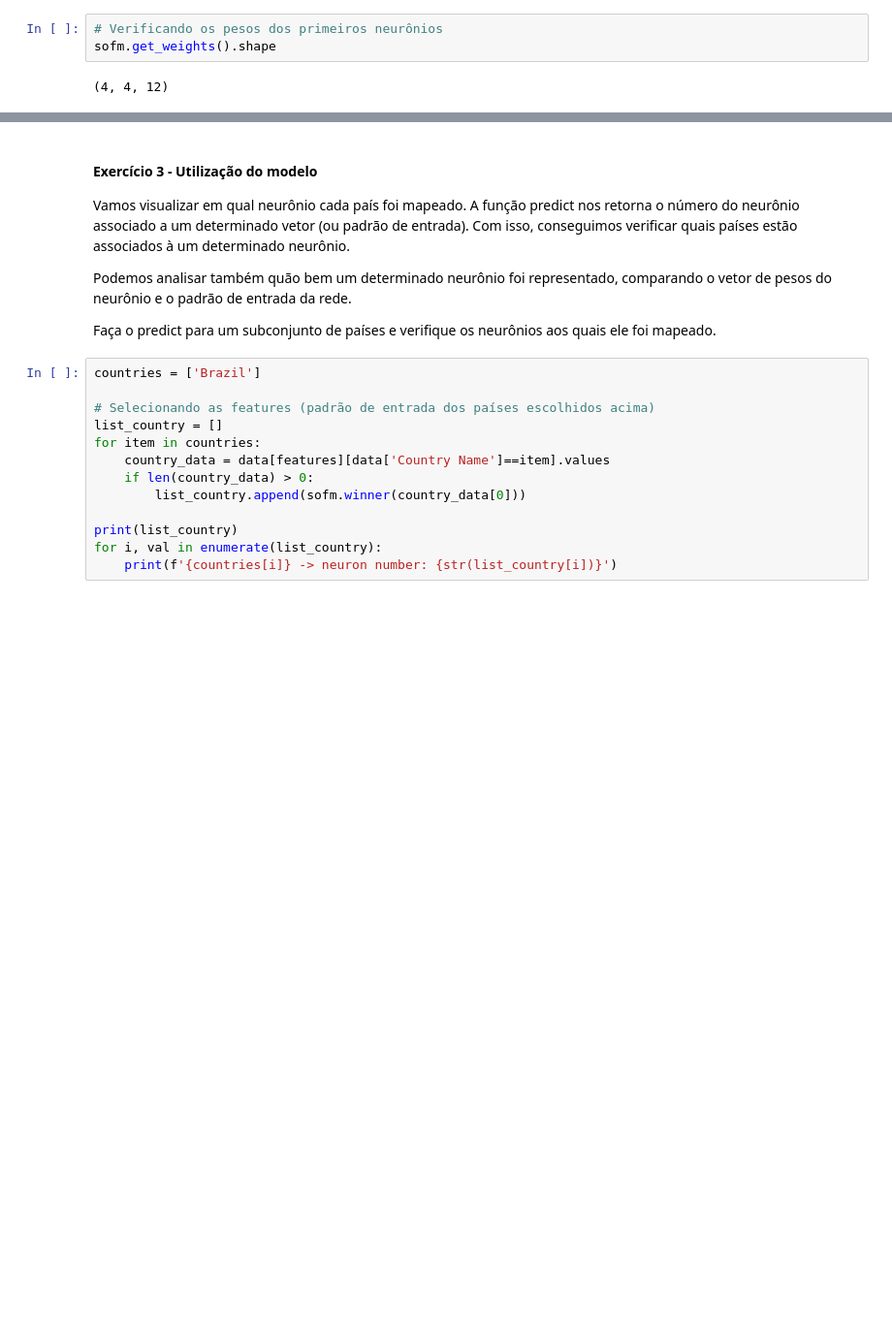
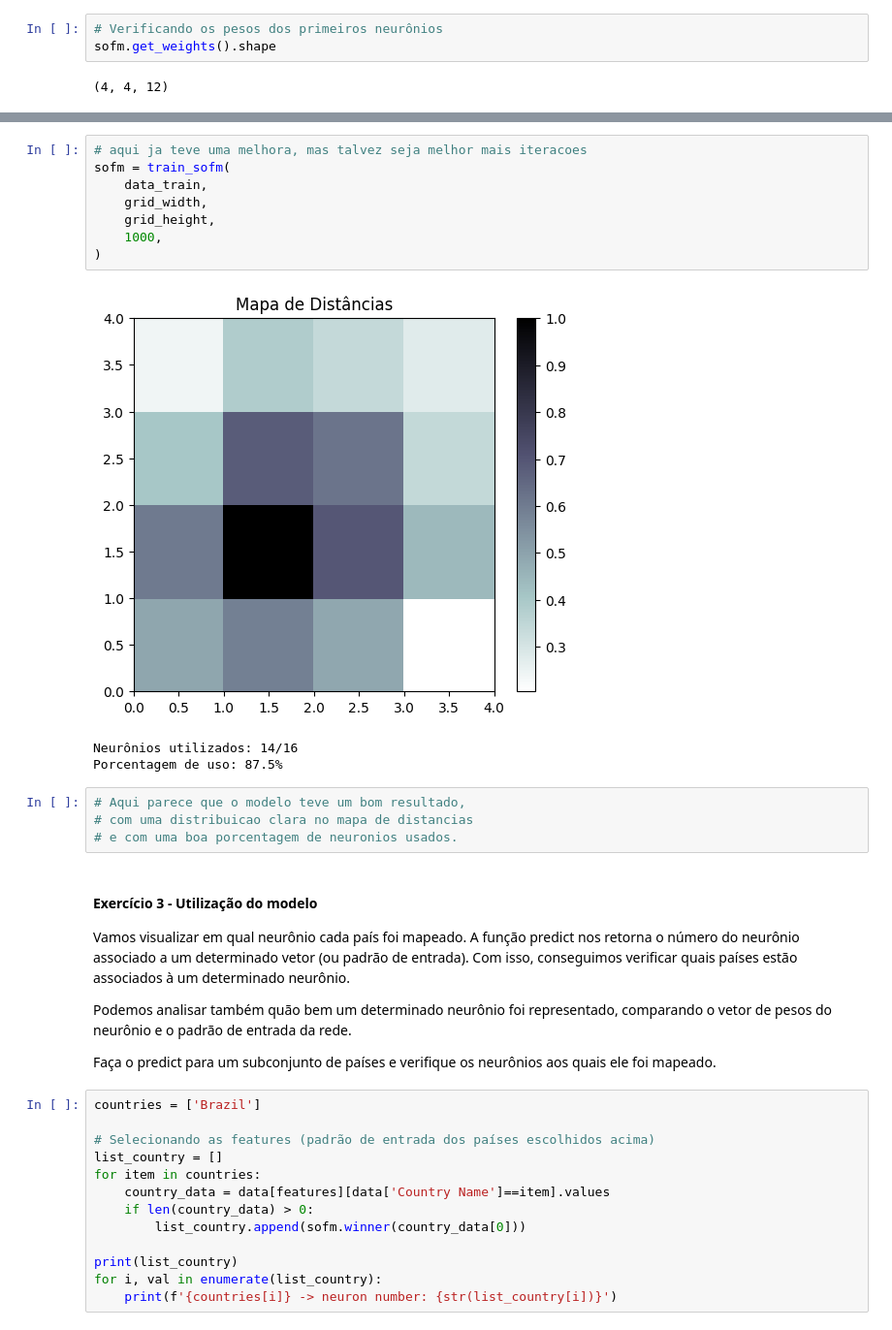
Before and after one commit to KndHvH/study, a Jupyter notebook: POLI/ML2/t2/exercícios_som.ipynb, the cells around one changed output, grey strips where cells are left out. Shown at 97% size. Cells and saved outputs as stored; diff of their text form; blank space fills up the shorter version.

```diff
--- a/POLI/ML2/t2/exercícios_som.ipynb
+++ b/POLI/ML2/t2/exercícios_som.ipynb
@@ -168,3 +228,19 @@ sofm.get_weights().shape
+# %%
+# aqui ja teve uma melhora, mas talvez seja melhor mais iteracoes
+sofm = train_sofm(
+    data_train,
+    grid_width,
+    grid_height,
+    1000,
+)
+# %% [output]
+[figure, added]
+Neurônios utilizados: 14/16
+Porcentagem de uso: 87.5%
+# %%
+# Aqui parece que o modelo teve um bom resultado,
+# com uma distribuicao clara no mapa de distancias
+# e com uma boa porcentagem de neuronios usados.
 # %% [markdown]
 #### Exercício 3 - Utilização do modelo
 
```
Also changed, not shown: parts of 15 cells of this notebook.
